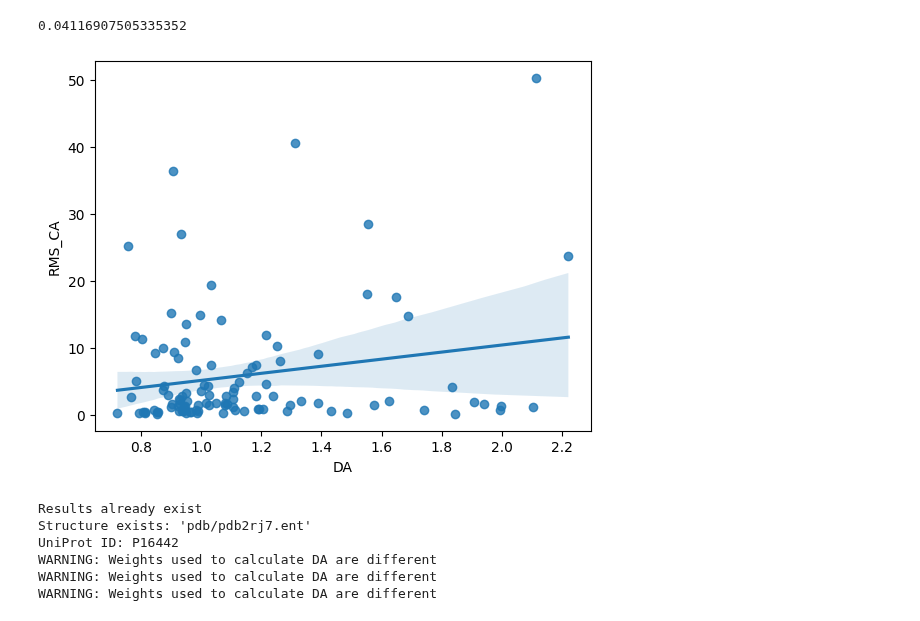
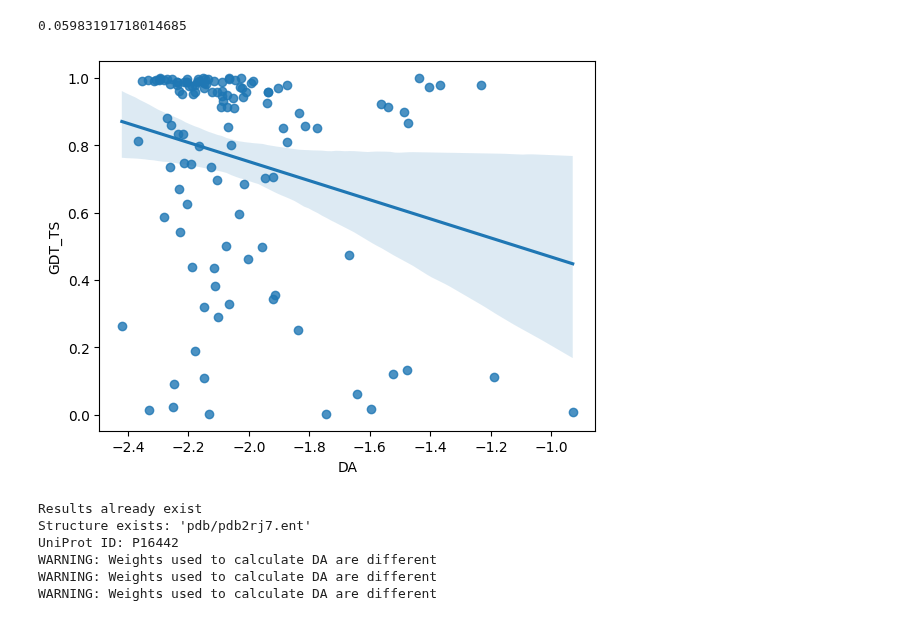
Before and after one commit to Musa-Azeem/protein-dihedral-visualization, a Jupyter notebook: test_other_proteins.ipynb, the cells around one changed output. Cells and saved outputs as stored; diff of their text form; code cells hidden in the pictures.

```diff
--- a/test_other_proteins.ipynb
+++ b/test_other_proteins.ipynb
@@ -102,7 +83,0 @@ WARNING: Weights used to calculate DA are different
-# %%
-total = 0
-for pdb_code in pdb_codes:
-    fn = f'{PROJECT_DIR}/{pdb_code}_win4-5-6-7/xray_phi_psi_da.csv'
-    if Path(fn).exists():
-        total += 1
-total
@@ -126,0 +97,7 @@ results
+# %%
+da = DihedralAdherencePDB(
+    pdb_codes[12], [4,5,6,7], PDBMINE_URL, PROJECT_DIR, mode='full_window_ml',
+    kdews=[1, 1, 1, 1], weights_file='ml_runs/trans_d32_blocks1.pt', device='cuda:0'
+)
+da.load_results_da()
+da.results
@@ -126,0 +114,15 @@ results
+# %%
+results = []
+xrays = []
+for pdb_code in pdb_codes[:150]:
+    if not Path(f'{PROJECT_DIR}/{pdb_code}_win4-5-6-7/xray_phi_psi_da_window_ml.csv').exists():
+        continue
+    da = DihedralAdherencePDB(
+        pdb_code, [4,5,6,7], PDBMINE_URL, PROJECT_DIR, mode='full_window_ml',
+        kdews=[1, 1, 1, 1], weights_file='ml_runs/trans_d32_blocks1.pt', device='cuda:0'
+    )
+    da.load_results_da()
+    results.append(da.results)
+    xrays.append(np.log10(da.xray_phi_psi.da.sum()))
+xrays = np.array(xrays)
+results = pd.concat(results, axis=0).reset_index(drop=True)
@@ -127,12 +136,15 @@ results
+# %%
+results['DA'] = results['DA'] - 3.15
 # %%
 import matplotlib.pyplot as plt
 from scipy.stats import linregress
-reg = linregress(results.dropna()['DA'], results.dropna()['RMS_CA'])
-sns.regplot(x='DA', y='RMS_CA', data=results.reset_index(drop=True))
+col = 'GDT_TS'
+reg = linregress(results.dropna()['DA'], results.dropna()[col])
+sns.regplot(x='DA', y=col, data=results.reset_index(drop=True))
 reg.rvalue**2
 # %% [output]
-0.04116907505335352
+0.05983191718014685
-[figure, old version]
+[figure, new version]
 # %%
 da = DihedralAdherencePDB(
     pdb_codes[0], [4,5,6,7], PDBMINE_URL, PROJECT_DIR, mode='kde',
```
Also changed, not shown: parts of 18 cells of this notebook, 10 other files.
